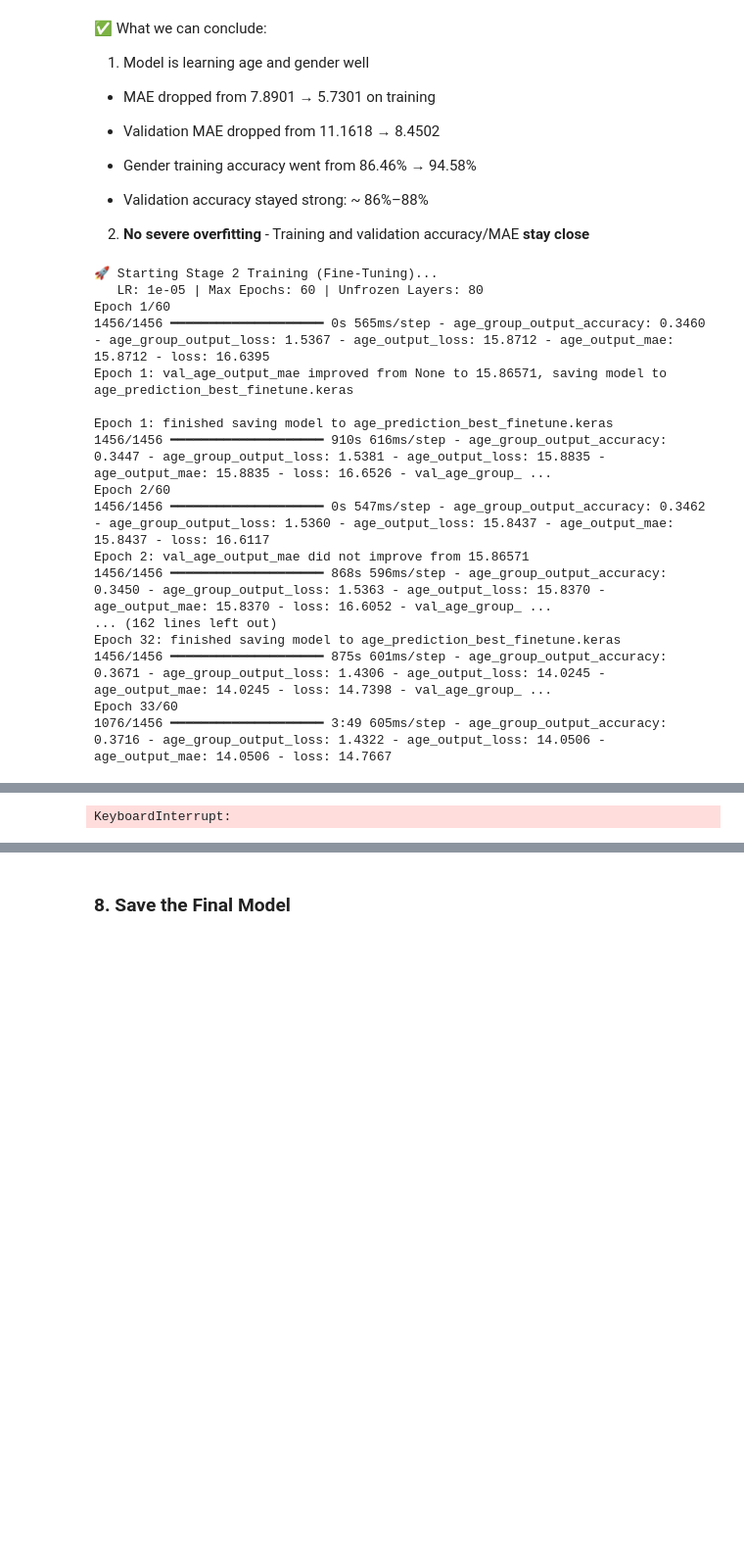
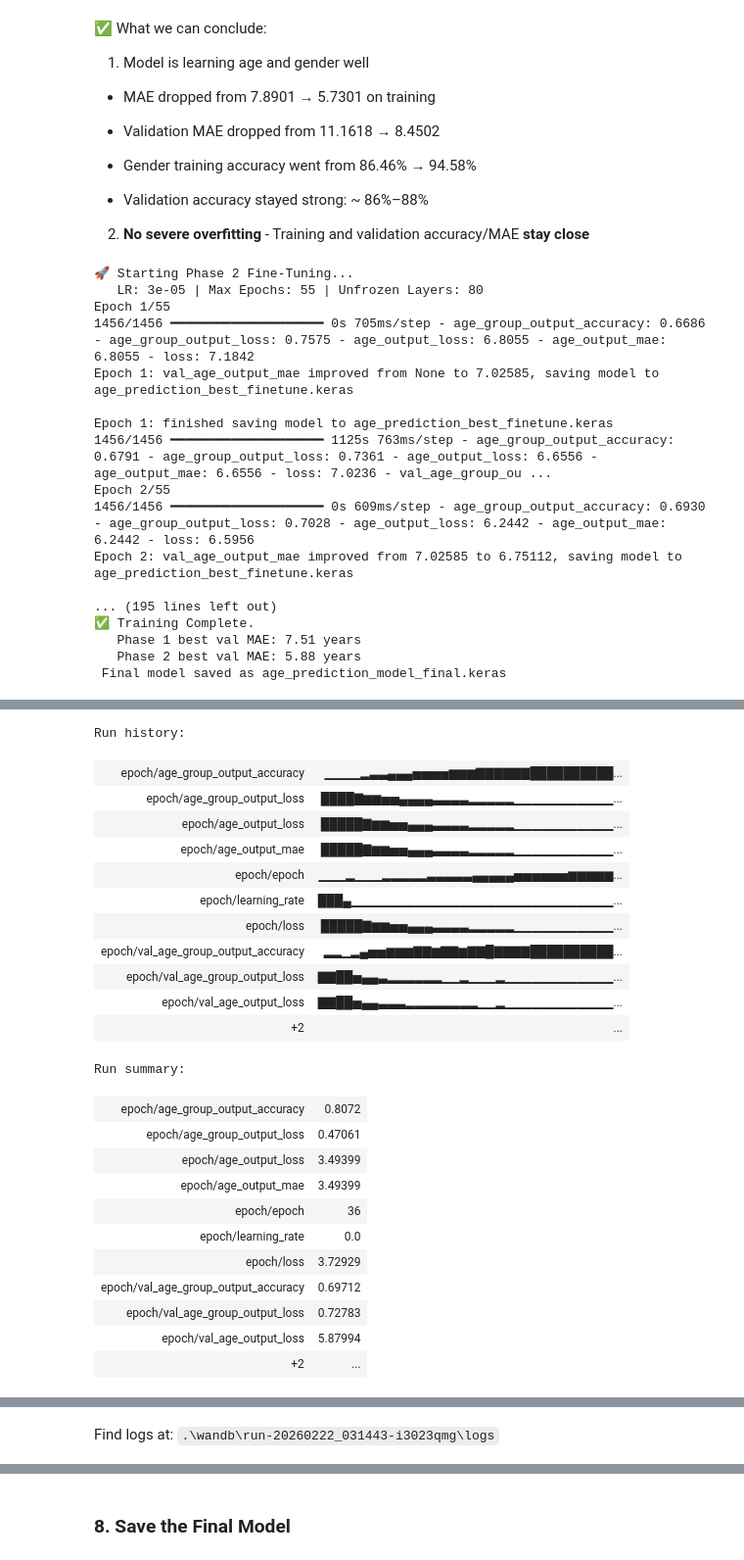
Before and after one commit to killuasmurf/Age_Predictor_CNN, a Jupyter notebook: src.ipynb, the cells around one changed output, grey strips where cells are left out. Shown at 98% size. Saved outputs shown, nothing was run; the diff lists cells and outputs as text; code cells hidden in the pictures; blank space fills up the shorter version.

```diff
--- a/src.ipynb
+++ b/src.ipynb
@@ -1184,7 +1342,7 @@ View run at https://wandb.ai/linmyat9-nus/age-prediction/runs/iz22bgra
 
 2) **No severe overfitting** - Training and validation accuracy/MAE **stay close**
 # %%
-print("🚀 Starting Stage 2 Training (Fine-Tuning)...")
+print(f"\n🚀 Starting Phase 2 Fine-Tuning...")
 print(f"   LR: {FINE_TUNE_LR} | Max Epochs: {FINE_TUNE_EPOCHS} | Unfrozen Layers: {UNFREEZE_TOP_LAYERS}")
 
 history_fine = best_model.fit(
@@ -1195,23 +1353,35 @@ history_fine = best_model.fit(
     verbose=1
 )
 
-print("\n✅ Fine-Tuning Complete.")
-print(f"   Best val MAE achieved: {min(history_fine.history['val_age_output_mae']):.2f} years")
+print(f"\n✅ Training Complete.")
+print(f"   Phase 1 best val MAE: {warmup_best_mae:.2f} years")
+print(f"   Phase 2 best val MAE: {min(history_fine.history['val_age_output_mae']):.2f} years")
+
+# I save the final model and log it to W&B as a versioned artifact
+best_model.save("age_prediction_model_final.keras")
+print(" Final model saved as age_prediction_model_final.keras")
+
+artifact = wandb.Artifact(name="age-prediction-final", type="model")
+artifact.add_file("age_prediction_model_final.keras")
+wandb.log_artifact(artifact)
+
+wandb.finish()
+print(" W&B run closed. View results at https://wandb.ai")
 # %% [output]
-🚀 Starting Stage 2 Training (Fine-Tuning)...
-   LR: 1e-05 | Max Epochs: 60 | Unfrozen Layers: 80
-Epoch 1/60
-1456/1456 ━━━━━━━━━━━━━━━━━━━━ 0s 565ms/step - age_group_output_accuracy: 0.3460 - age_group_output_loss: 1.5367 - age_output_loss: 15.8712 - age_output_mae: 15.8712 - loss: 16.6395
-Epoch 1: val_age_output_mae improved from None to 15.86571, saving model to age_prediction_best_finetune.keras
+🚀 Starting Phase 2 Fine-Tuning...
+   LR: 3e-05 | Max Epochs: 55 | Unfrozen Layers: 80
+Epoch 1/55
+1456/1456 ━━━━━━━━━━━━━━━━━━━━ 0s 705ms/step - age_group_output_accuracy: 0.6686 - age_group_output_loss: 0.7575 - age_output_loss: 6.8055 - age_output_mae: 6.8055 - loss: 7.1842
+Epoch 1: val_age_output_mae improved from None to 7.02585, saving model to age_prediction_best_finetune.keras
 
 Epoch 1: finished saving model to age_prediction_best_finetune.keras
-1456/1456 ━━━━━━━━━━━━━━━━━━━━ 910s 616ms/step - age_group_output_accuracy: 0.3447 - age_group_output_loss: 1.5381 - age_output_loss: 15.8835 - age_output_mae: 15.8835 - loss: 16.6526 - val_age_group_ ...
-Epoch 2/60
-1456/1456 ━━━━━━━━━━━━━━━━━━━━ 0s 547ms/step - age_group_output_accuracy: 0.3462 - age_group_output_loss: 1.5360 - age_output_loss: 15.8437 - age_output_mae: 15.8437 - loss: 16.6117
-Epoch 2: val_age_output_mae did not improve from 15.86571
-1456/1456 ━━━━━━━━━━━━━━━━━━━━ 868s 596ms/step - age_group_output_accuracy: 0.3450 - age_group_output_loss: 1.5363 - age_output_loss: 15.8370 - age_output_mae: 15.8370 - loss: 16.6052 - val_age_group_ ...
-... (162 lines left out)
-Epoch 32: finished saving model to age_prediction_best_finetune.keras
-1456/1456 ━━━━━━━━━━━━━━━━━━━━ 875s 601ms/step - age_group_output_accuracy: 0.3671 - age_group_output_loss: 1.4306 - age_output_loss: 14.0245 - age_output_mae: 14.0245 - loss: 14.7398 - val_age_group_ ...
-Epoch 33/60
-1076/1456 ━━━━━━━━━━━━━━━━━━━━ 3:49 605ms/step - age_group_output_accuracy: 0.3716 - age_group_output_loss: 1.4322 - age_output_loss: 14.0506 - age_output_mae: 14.0506 - loss: 14.7667
+1456/1456 ━━━━━━━━━━━━━━━━━━━━ 1125s 763ms/step - age_group_output_accuracy: 0.6791 - age_group_output_loss: 0.7361 - age_output_loss: 6.6556 - age_output_mae: 6.6556 - loss: 7.0236 - val_age_group_ou ...
+Epoch 2/55
+1456/1456 ━━━━━━━━━━━━━━━━━━━━ 0s 609ms/step - age_group_output_accuracy: 0.6930 - age_group_output_loss: 0.7028 - age_output_loss: 6.2442 - age_output_mae: 6.2442 - loss: 6.5956
+Epoch 2: val_age_output_mae improved from 7.02585 to 6.75112, saving model to age_prediction_best_finetune.keras
+
+... (195 lines left out)
+✅ Training Complete.
+   Phase 1 best val MAE: 7.51 years
+   Phase 2 best val MAE: 5.88 years
+ Final model saved as age_prediction_model_final.keras
@@ -1218 +1389,24 @@ Epoch 33/60
-KeyboardInterrupt:
+Run history:
+| epoch/age_group_output_accuracy | ▁▁▁▁▂▃▃▄▄▄▅▅▅▅▆▆▆▇▇▇▇▇▇██████████... |
+| epoch/age_group_output_loss | ████▇▆▆▅▅▄▄▄▄▃▃▃▃▂▂▂▂▂▁▁▁▁▁▁▁▁▁▁▁... |
+| epoch/age_output_loss | █████▇▆▆▅▅▄▄▄▃▃▃▃▂▂▂▂▂▁▁▁▁▁▁▁▁▁▁▁... |
+| epoch/age_output_mae | █████▇▆▆▅▅▄▄▄▃▃▃▃▂▂▂▂▂▁▁▁▁▁▁▁▁▁▁▁... |
+| epoch/epoch | ▁▁▁▂▁▁▁▂▂▂▂▂▃▃▃▃▃▄▄▄▄▄▅▅▅▅▅▅▆▆▆▆▆... |
+| epoch/learning_rate | ███▄▁▁▁▁▁▁▁▁▁▁▁▁▁▁▁▁▁▁▁▁▁▁▁▁▁▁▁▁▁... |
+| epoch/loss | █████▇▆▆▅▅▄▄▄▃▃▃▃▂▂▂▂▂▁▁▁▁▁▁▁▁▁▁▁... |
+| epoch/val_age_group_output_accuracy | ▂▂▁▂▄▅▅▆▆▆▇▇▆▇▇▆▇▇█▇▇▇▇██████████... |
+| epoch/val_age_group_output_loss | ▇▇██▅▄▄▃▂▂▂▂▂▂▁▁▂▁▁▁▂▁▁▁▁▁▁▁▁▁▁▁▁... |
+| epoch/val_age_output_loss | ▇▇██▅▄▄▃▃▃▂▂▂▂▂▂▂▂▁▁▂▁▁▁▁▁▁▁▁▁▁▁▁... |
+| +2 | ... |
+Run summary:
+| epoch/age_group_output_accuracy | 0.8072 |
+| epoch/age_group_output_loss | 0.47061 |
+| epoch/age_output_loss | 3.49399 |
+| epoch/age_output_mae | 3.49399 |
+| epoch/epoch | 36 |
+| epoch/learning_rate | 0.0 |
+| epoch/loss | 3.72929 |
+| epoch/val_age_group_output_accuracy | 0.69712 |
+| epoch/val_age_group_output_loss | 0.72783 |
+| epoch/val_age_output_loss | 5.87994 |
+| +2 | ... |
@@ -1218,0 +1416 @@ KeyboardInterrupt:
+Find logs at: .\wandb\run-20260222_031443-i3023qmg\logs
```
Also changed, not shown: parts of 29 cells of this notebook, 37 other files.
